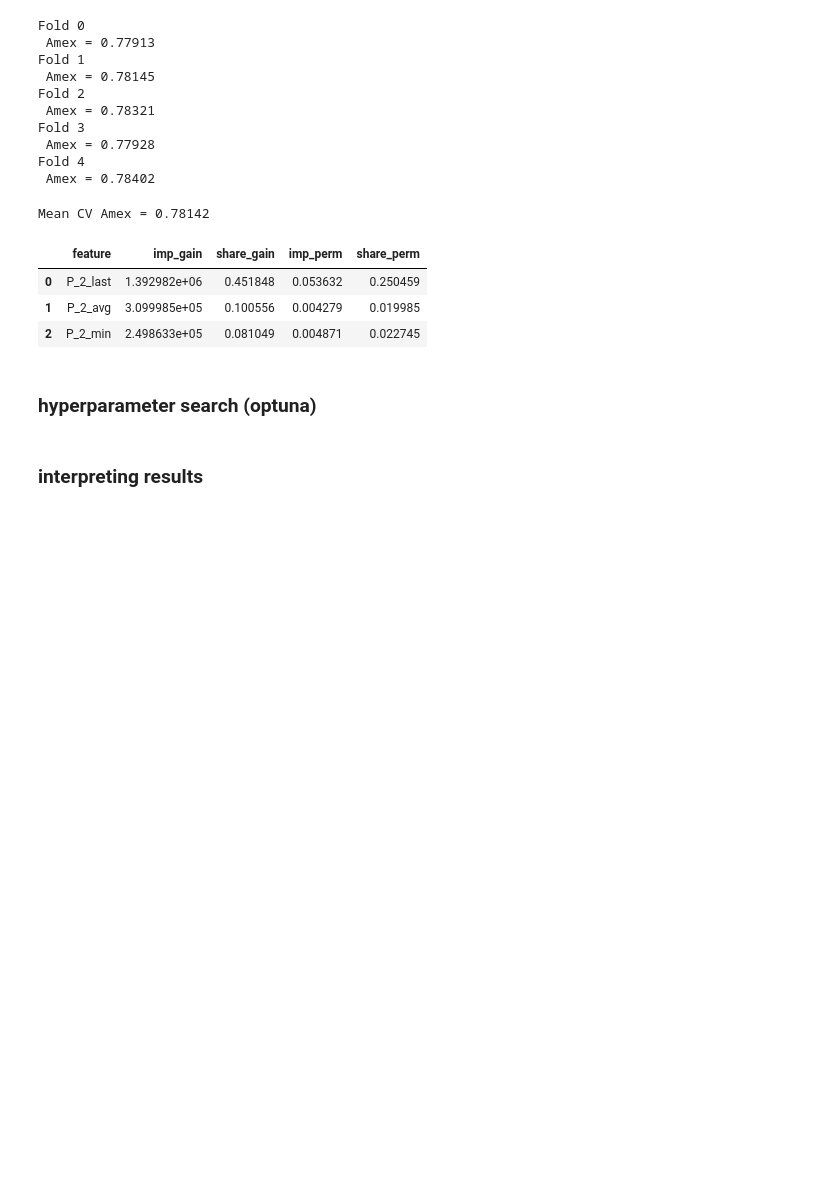
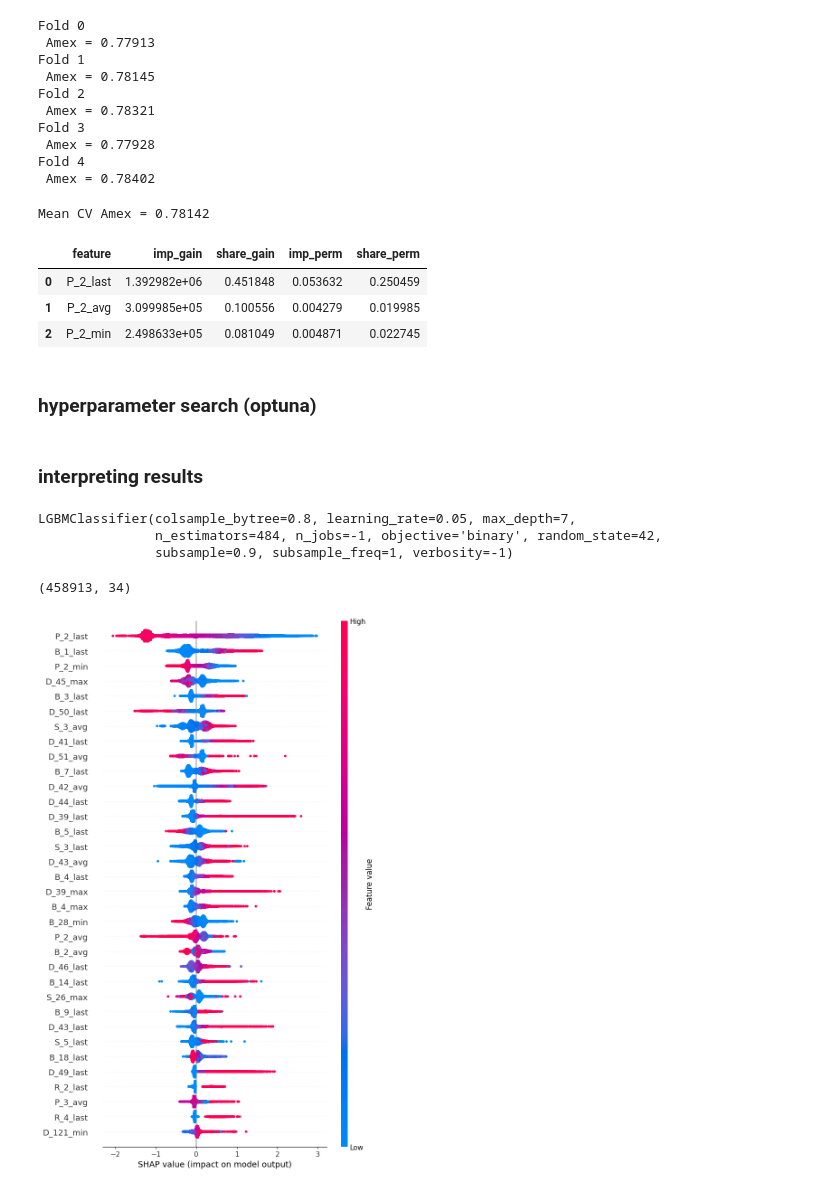
Before and after one commit to korab1ev/amex-default-prediction, a Jupyter notebook: 02. fit_model.ipynb, the cells around one changed output. Drawn from its saved outputs; the diff is of its cells as text; code cells hidden in the pictures; blank space fills up the shorter version.

Commit message:
shap train / test

```diff
--- a/02. fit_model.ipynb
+++ b/02. fit_model.ipynb
@@ -127,3 +127,20 @@ df_imp_merged.to_csv("gain_and_permutation_feature_importance_short_list.csv", i
 # optuna
 # %% [markdown]
 ### interpreting results
+# %%
+model_full
+# %% [output]
+LGBMClassifier(colsample_bytree=0.8, learning_rate=0.05, max_depth=7,
+               n_estimators=484, n_jobs=-1, objective='binary', random_state=42,
+               subsample=0.9, subsample_freq=1, verbosity=-1)
+# %%
+df_train[short_list].shape
+# %% [output]
+(458913, 34)
+# %%
+# shap на train-е
+explainer = shap.Explainer(model_full)
+explanation = explainer(df_train[short_list])
+shap.plots.beeswarm(explanation, max_display=None)
+# %% [output]
+[figure, added]
```
Also changed, not shown: parts of 1 cell of this notebook.
